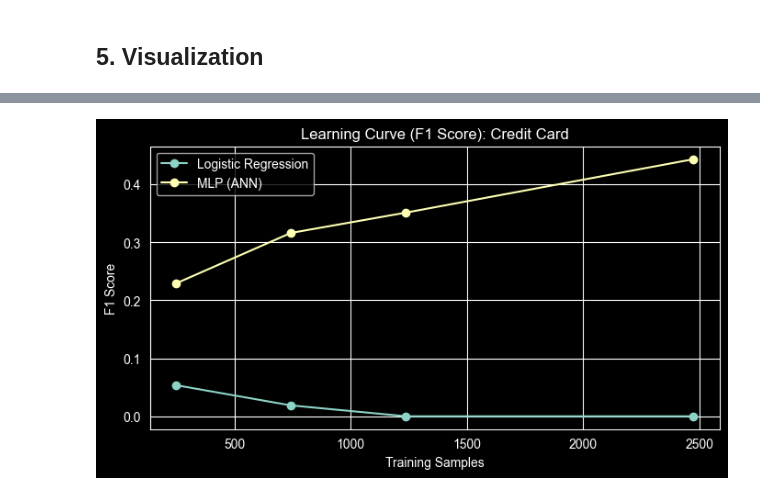
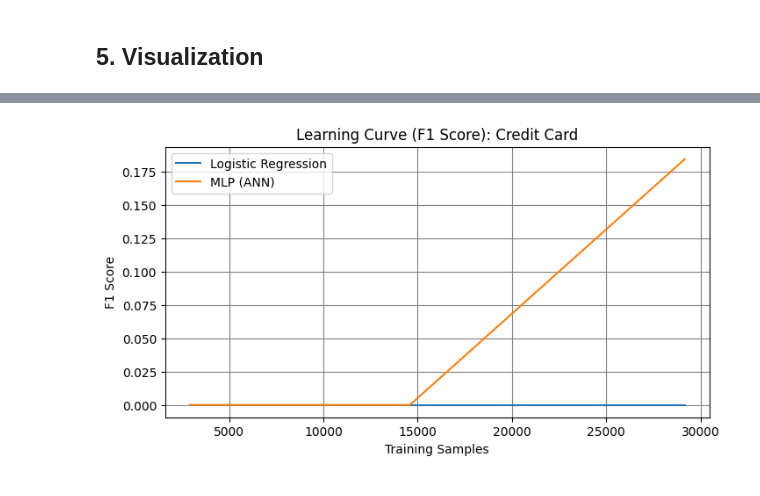
Before and after one commit to JustinAlega/Data-Science-3402, a Jupyter notebook: data_size_impact_study.ipynb, the cells around one changed output, grey strips where cells are left out. Cells and saved outputs as stored; diff of their text form; code cells hidden in the pictures.

```diff
--- a/data_size_impact_study.ipynb
+++ b/data_size_impact_study.ipynb
@@ -353,60 +361,112 @@ Running Experiment: Digital Distraction...
 # %% [markdown]
 ## 5. Visualization
 # %%
+plt.style.use('default')
+
+plt.rcParams.update({
+    'figure.facecolor': 'white',
+    'axes.facecolor': 'white',
+    'axes.edgecolor': 'black',
+    'axes.labelcolor': 'black',
+    'xtick.color': 'black',
+    'ytick.color': 'black',
+    'text.color': 'black',
+    'grid.color': 'gray'
+})
 if not results_df.empty:
     for name in results_df['Dataset'].unique():
         sub = results_df[results_df['Dataset'] == name]
         task = sub['Task'].iloc[0]
 
+        # --- CLASSIFICATION ---
         if task == 'classification':
-            # Accuracy
+
+            # Accuracy (train vs test)
             plt.figure(figsize=(8, 4))
             for m in sub['Model'].unique():
                 m_sub = sub[sub['Model'] == m]
-                plt.errorbar(m_sub['Samples'], m_sub['Mean'], yerr=m_sub['Std'], label=m, marker='o')
+                plt.plot(m_sub['Samples'], m_sub['Train Mean'], '--', label=f"{m} (Train)")
+                plt.plot(m_sub['Samples'], m_sub['Test Mean'], label=f"{m} (Test)")
             plt.title(f"Learning Curve (Accuracy): {name}")
             plt.xlabel("Training Samples")
             plt.ylabel("Accuracy")
-            plt.legend(); plt.grid(True); plt.show()
+            plt.legend()
+            plt.grid(True)
+            plt.show()
 
             # F1
             plt.figure(figsize=(8, 4))
             for m in sub['Model'].unique():
                 m_sub = sub[sub['Model'] == m]
-                plt.plot(m_sub['Samples'], m_sub['F1 Mean'], label=m, marker='o')
+                plt.plot(m_sub['Samples'], m_sub['F1 Mean'], label=m)
             plt.title(f"Learning Curve (F1 Score): {name}")
             plt.xlabel("Training Samples")
             plt.ylabel("F1 Score")
-            plt.legend(); plt.grid(True); plt.show()
+            plt.legend()
+            plt.grid(True)
+            plt.show()
 
+            # Generalization Gap
+            plt.figure(figsize=(8, 4))
+            for m in sub['Model'].unique():
+                m_sub = sub[sub['Model'] == m]
+                plt.plot(m_sub['Samples'], m_sub['Gap'], label=m)
+            plt.title(f"Generalization Gap: {name}")
+            plt.xlabel("Training Samples")
+            plt.ylabel("Train - Test")
+            plt.legend()
+            plt.grid(True)
+            plt.show()
+
+        # --- REGRESSION ---
         else:
+
             # RMSE
             plt.figure(figsize=(8, 4))
             for m in sub['Model'].unique():
                 m_sub = sub[sub['Model'] == m]
-                plt.errorbar(m_sub['Samples'], m_sub['Mean'], yerr=m_sub['Std'], label=m, marker='o')
+                plt.plot(m_sub['Samples'], m_sub['Test Mean'], label=f"{m} (Test)")
+                plt.plot(m_sub['Samples'], m_sub['Train Mean'], '--', label=f"{m} (Train)")
             plt.title(f"Learning Curve (RMSE): {name}")
             plt.xlabel("Training Samples")
-            plt.ylabel("RMSE (Lower is better)")
-            plt.legend(); plt.grid(True); plt.show()
+            plt.ylabel("RMSE")
+            plt.legend()
+            plt.grid(True)
+            plt.show()
 
             # MAE
             plt.figure(figsize=(8, 4))
             for m in sub['Model'].unique():
                 m_sub = sub[sub['Model'] == m]
-                plt.plot(m_sub['Samples'], m_sub['MAE Mean'], label=m, marker='o')
+                plt.plot(m_sub['Samples'], m_sub['MAE Mean'], label=m)
             plt.title(f"Learning Curve (MAE): {name}")
             plt.xlabel("Training Samples")
             plt.ylabel("MAE")
-            plt.legend(); plt.grid(True); plt.show()
+            plt.legend()
+            plt.grid(True)
+            plt.show()
 
-            # R²
+            # R2
             plt.figure(figsize=(8, 4))
             for m in sub['Model'].unique():
                 m_sub = sub[sub['Model'] == m]
-                plt.plot(m_sub['Samples'], m_sub['R2 Mean'], label=m, marker='o')
+                plt.plot(m_sub['Samples'], m_sub['R2 Mean'], label=m)
             plt.title(f"Learning Curve (R²): {name}")
             plt.xlabel("Training Samples")
-            plt.ylabel("R² (Higher is better)")
-            plt.legend(); plt.grid(True); plt.show()
+            plt.ylabel("R²")
+            plt.legend()
+            plt.grid(True)
+            plt.show()
+
+            # Gap
+            plt.figure(figsize=(8, 4))
+            for m in sub['Model'].unique():
+                m_sub = sub[sub['Model'] == m]
+                plt.plot(m_sub['Samples'], m_sub['Gap'], label=m)
+            plt.title(f"Generalization Gap: {name}")
+            plt.xlabel("Training Samples")
+            plt.ylabel("Train - Test RMSE")
+            plt.legend()
+            plt.grid(True)
+            plt.show()
 # %% [output]
@@ -414 +474 @@ if not results_df.empty:
-[figure, old version]
+[figure, new version]
```
Also changed, not shown: parts of 5 cells of this notebook, 1 other file.
